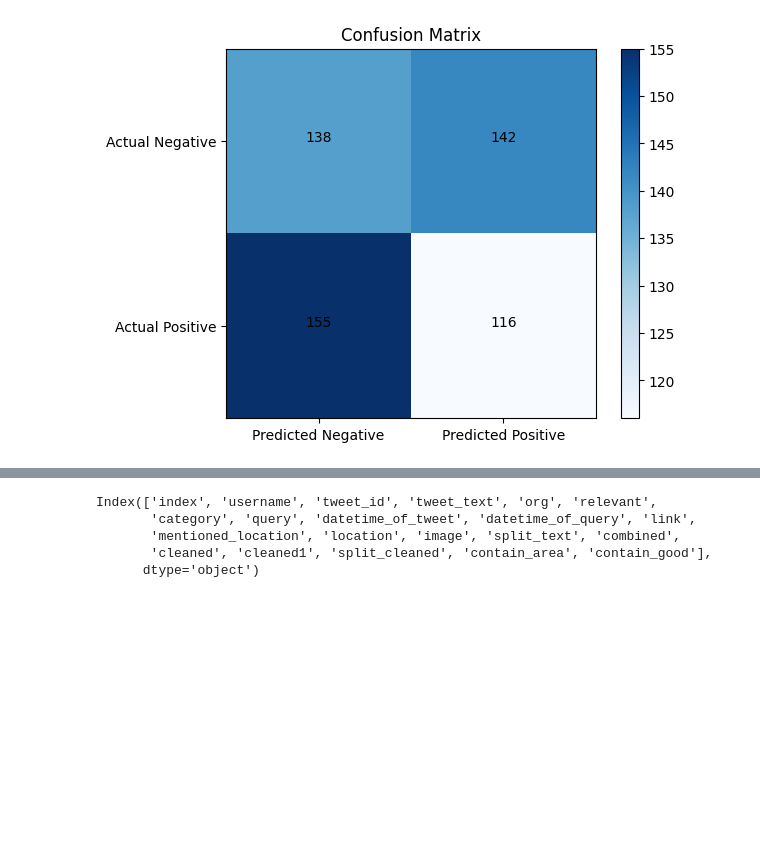
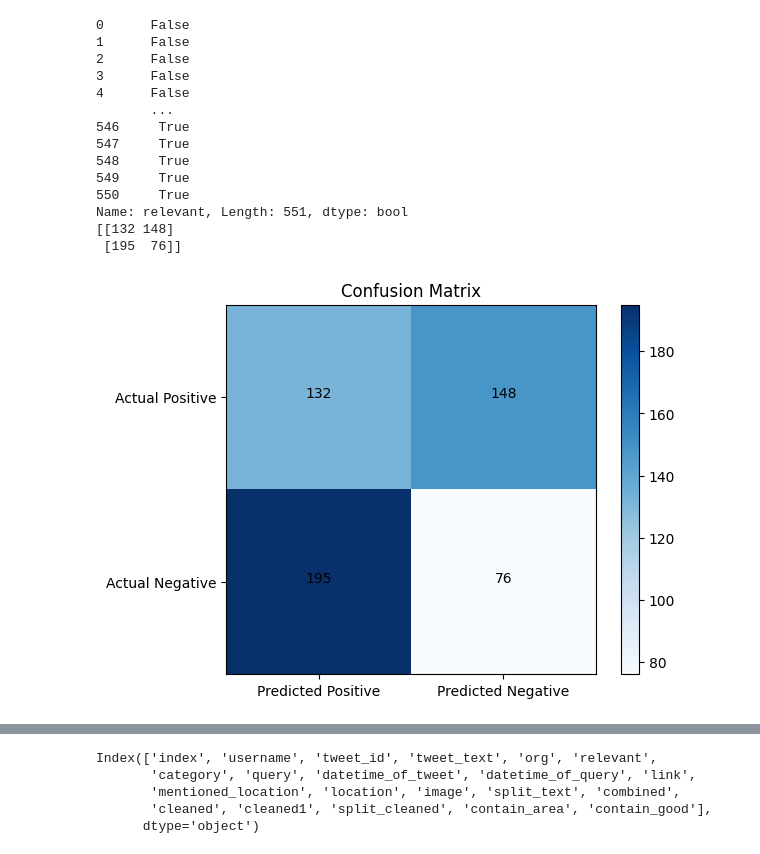
Before and after one commit to knnatt/Twitter_NLP, a Jupyter notebook: NLP_useLSTM.ipynb, the cells around one changed output, grey strips where cells are left out. Drawn from its saved outputs; the diff is of its cells as text; code cells hidden in the pictures; blank space fills up the shorter version.

```diff
--- a/NLP_useLSTM.ipynb
+++ b/NLP_useLSTM.ipynb
@@ -145,13 +145,11 @@ def Main(df):
     #print('real cat is : ',df['org'].iloc[-1])
     if 'org' not in df.index:
         df['org'] = ''   #make column in df
-
     df['org'] = org_result
     return df
 
-
 def Main_relevant(df):
-    model = load_model("./model/relevant_arch.json", "./model/relevant_weight_hyper.h5")#new this one old->./relevant_model_architecture.json
+    model = load_model("./model/relevant_arch_hyper.json", "./model/relevant_weight_hyper.h5")#new this one old->./relevant_model_architecture.json
     df_1 = preproces_df(df) #new 2 df['tweet_text'] เป็นstring ของ tweet
     df = df_1 #new 2
     print('predicting...')
@@ -168,7 +166,6 @@ def Main_relevant(df):
     X = pad_sequences(X, maxlen=MAX_SEQUENCE_LENGTH) #new
     print('X 3 ', X)
     good_reshaped, area_reshaped = pau_anal(df) #new - adding pau good, area
-
     # Use np.hstack to append new column to the right
 
     X = np.hstack((X, good_reshaped)) #new
@@ -177,24 +174,27 @@ def Main_relevant(df):
     #X_test=[df['cleaned'].iloc[-1]] #new- delete
     #X_test=tokenizer.texts_to_sequences(X_test) #new- delete
     #X_test=pad_sequences(X_test, maxlen=MAX_SEQUENCE_LENGTH) #new- delete
-    #predictions = model.predict(X_test) #new 3
-    feature_extraction_model = Model(inputs=model.input, outputs=model.layers[-3].output) #new 3
+    predictions = model.predict(X_test) #new 3
+    print(predictions)
+    '''feature_extraction_model = Model(inputs=model.input, outputs=model.layers[-3].output) #new 3
     features = feature_extraction_model.predict(X_test) #new 3
 
     loaded_model = joblib.load('./model/svc_model.pkl') #new 3
     print(features.shape, 'feature shape ')
-    predictions = loaded_model.predict(features)    #new 3
+    predictions = loaded_model.predict(features)'''    #new 3
 
-    print(type(predictions))
-    rev = ['not relevant','relevant']
+
+    rev = ['relevant','not relevant'] #swapping prediction here
 
     print('result:', predictions)
     print('shape', predictions.shape)
     print('shape', type(predictions))
     pred_int = np.round(predictions) #new2
     pred_int  = pred_int.astype(int) #new2
-    print('ar', pred_int)
+    print('nahhhhhh ar', pred_int)
+    print('nuh uh  ar', pred_int[0])
 
+    #class_pred = [rev[i] for i in pred_int]#if use svc
     class_pred = [rev[i[0]] for i in pred_int]
     print('classs predicted: ', class_pred)
     print('confidence %: ', predictions)
@@ -212,0 +215,4 @@ def Main_relevant(df):
+# %%
+df_updated, df_drop = Main_relevant("./test_run.csv") #input the df location
+#test_run.csv
+#df_y4s2_final_new.csv
@@ -222,4 +275,0 @@ Name: count, dtype: int64
-# %%
-df_updated, df_drop = Main_relevant("./Jetson_df_y4s2_final.csv") #input the df location
-
-#df_y4s2_final_new.csv
@@ -289,32 +347,48 @@ Name: count, dtype: int64
 # %%
 import matplotlib.pyplot as plt
 import numpy as np
 df = df_drop
 True_pos = df[(df['relevant'] == True) & (df['relevant_pred'] == 'relevant')].shape[0]
 True_neg = df[(df['relevant'] == False) & (df['relevant_pred'] == 'not relevant')].shape[0]
 False_pos = df[(df['relevant'] == False) & (df['relevant_pred'] == 'relevant')].shape[0]
 False_neg = df[(df['relevant'] == True) & (df['relevant_pred'] == 'not relevant')].shape[0]
 
 confusion_matrix = np.array([[True_neg, False_pos],
                               [False_neg, True_pos]])
 
+print(df['relevant'] == True)
+print(confusion_matrix)
 # Plot the confusion matrix
 plt.imshow(confusion_matrix, interpolation='nearest', cmap=plt.cm.Blues)
 plt.title('Confusion Matrix')
 plt.colorbar()
 
 # Set the axis labels
-plt.xticks([0, 1], ['Predicted Negative', 'Predicted Positive'])
-plt.yticks([0, 1], ['Actual Negative', 'Actual Positive'])
+plt.xticks([0, 1], ['Predicted Positive', 'Predicted Negative'])
+plt.yticks([0, 1], ['Actual Positive', 'Actual Negative'])
 
 # Display the values in the matrix
 for i in range(2):
     for j in range(2):
         plt.text(j, i, str(confusion_matrix[i, j]), horizontalalignment='center', color='black')
 
 plt.show()
 # %% [output]
+0      False
+1      False
+2      False
+3      False
+4      False
+       ...
+546     True
+547     True
+548     True
+549     True
+550     True
+Name: relevant, Length: 551, dtype: bool
+[[132 148]
+ [195  76]]
-[figure, old version]
+[figure, new version]
 # %%
 df = Main(df_updated)
 # %% [output]
```
Also changed, not shown: parts of 15 cells of this notebook, 7 other files.
